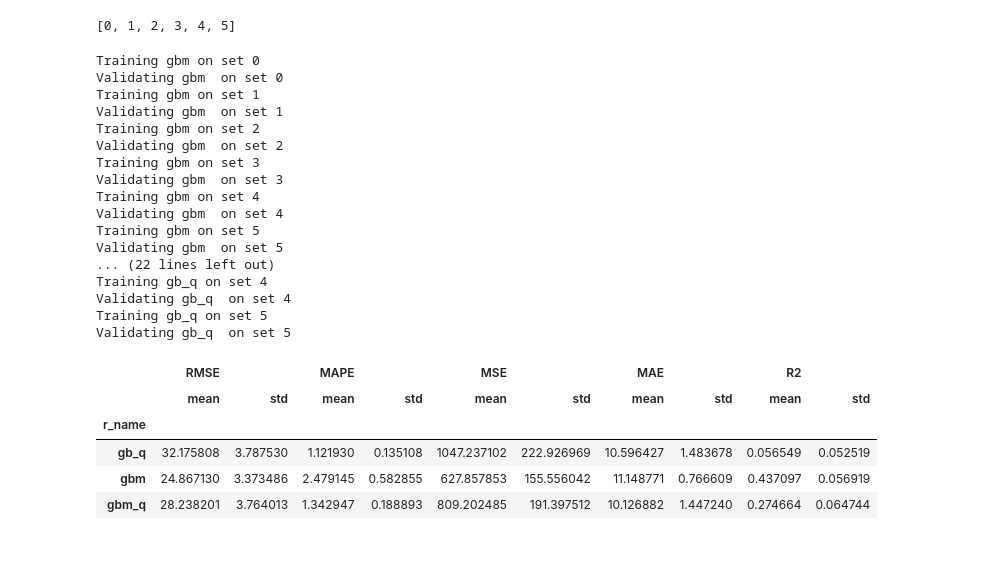
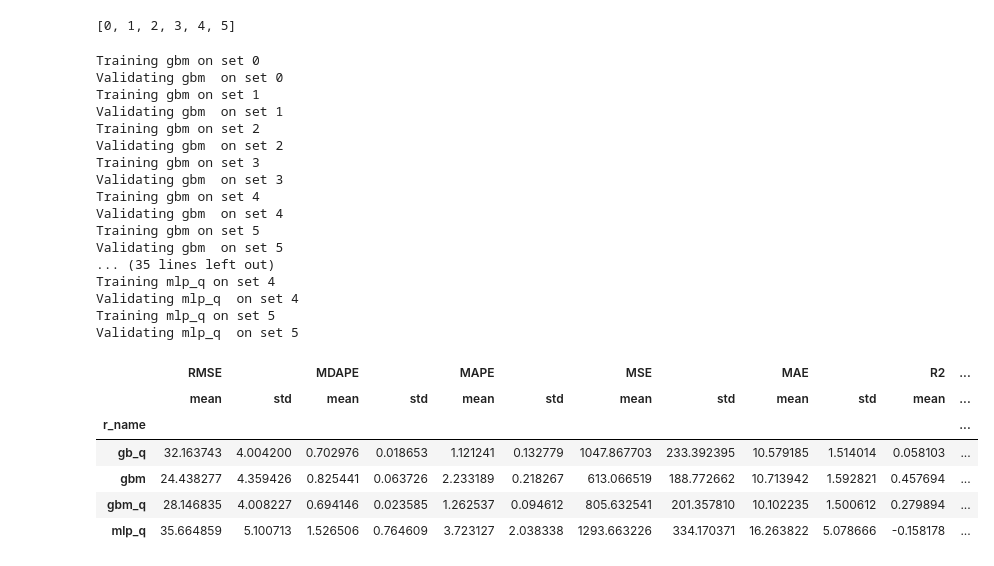
Before and after one commit to wanermiranda/desafio_ml, a Jupyter notebook: notebooks/6. Prediction - Exp 10 - Quantile Regression.ipynb, the cells around one changed output. Drawn from its saved outputs; the diff is of its cells as text; code cells hidden in the pictures.

```diff
--- a/notebooks/6. Prediction - Exp 10 - Quantile Regression.ipynb
+++ b/notebooks/6. Prediction - Exp 10 - Quantile Regression.ipynb
@@ -99,6 +98,10 @@ regressors['gbm_q'] = gbm_q
 from sklearn.ensemble import GradientBoostingRegressor
 gb_q = GradientBoostingRegressor(loss='quantile', alpha=q)
 regressors['gb_q'] = gb_q
+# %%
+
+mlp_q = mlp_quantile.QuantileModel(input_dims=len(X_cols), q=q)
+regressors['mlp_q'] = mlp_q
 # %%
 from sklearn.preprocessing import StandardScaler, MinMaxScaler
 # %% [markdown]
@@ -118,7 +121,7 @@ for r_name, r in regressors.items():
     for s in sets:
         df_set = df_train_val_test[~df_train_val_test.reserved & (df_train_val_test.set == s)]
 
-        x_scaler = StandardScaler()
+        x_scaler = MinMaxScaler()
 
         train_years = parse_str_list(df_set.train.values[0])
         val_years = parse_str_list(df_set.val.values[0])
@@ -127,15 +130,18 @@ for r_name, r in regressors.items():
 
         df_train = df_dataset_v2[df_dataset_v2.year_month.isin(train_years)]
         df_val = df_dataset_v2[df_dataset_v2.year_month.isin(val_years)]
-#         print(df_train.year_month.unique(), train_years)
-#         print(df_val.year_month.unique(), val_years)
 
         y_train = df_train['Y'].values
+        y_val = df_val['Y'].values
 
-        r_inst = r.fit(X=x_scaler.fit_transform(df_train[X_cols]), y=y_train)
+        if 'mlp' in r_name:
+            r_inst = r.fit(X=x_scaler.fit_transform(df_train[X_cols]), y=y_train,
+                       X_val = x_scaler.transform(df_val[X_cols]), y_val = y_val)
+        else:
+            r_inst = r.fit(X=x_scaler.fit_transform(df_train[X_cols]), y=y_train)
 
         print(f'Validating {r_name}  on set {s}')
-        y_val = df_val['Y']
+
         y_pred_val = r_inst.predict(x_scaler.transform(df_val[X_cols]))
 
         y_pred_val = y_pred_val
@@ -144,7 +150,6 @@ for r_name, r in regressors.items():
         m['r_name'] = r_name
         m['set'] = s
         results.append(m)
-#         print(len(y_train), len(y_val))
 
     print()
 df_results = pd.DataFrame(results)
@@ -161,22 +166,26 @@ Training gbm on set 4
 Validating gbm  on set 4
 Training gbm on set 5
 Validating gbm  on set 5
-... (22 lines left out)
-Training gb_q on set 4
-Validating gb_q  on set 4
-Training gb_q on set 5
-Validating gb_q  on set 5
+... (35 lines left out)
+Training mlp_q on set 4
+Validating mlp_q  on set 4
+Training mlp_q on set 5
+Validating mlp_q  on set 5
 # %%
 metric_list = []
 # %%
-df_results.groupby('r_name').agg({'RMSE':[pd.Series.mean, pd.Series.std],'MAPE':[pd.Series.mean, pd.Series.std],'MSE':[pd.Series.mean, pd.Series.std],'MAE':[pd.Series.mean, pd.Series.std],'R2':[pd.Series.mean, pd.Series.std],})
+df_results.groupby('r_name').agg({'RMSE':[pd.Series.mean, pd.Series.std],
+                                  'MDAPE':[pd.Series.mean, pd.Series.std],'MAPE':[pd.Series.mean, pd.Series.std],
+                                  'MSE':[pd.Series.mean, pd.Series.std],
+                                  'MAE':[pd.Series.mean, pd.Series.std],'R2':[pd.Series.mean, pd.Series.std],})
 # %% [output]
-|  | RMSE |  | MAPE |  | MSE |  | MAE |  | R2 |  |
-|  | mean | std | mean | std | mean | std | mean | std | mean | std |
-| r_name |  |  |  |  |  |  |  |  |  |  |
-| gb_q | 32.175808 | 3.787530 | 1.121930 | 0.135108 | 1047.237102 | 222.926969 | 10.596427 | 1.483678 | 0.056549 | 0.052519 |
-| gbm | 24.867130 | 3.373486 | 2.479145 | 0.582855 | 627.857853 | 155.556042 | 11.148771 | 0.766609 | 0.437097 | 0.056919 |
-| gbm_q | 28.238201 | 3.764013 | 1.342947 | 0.188893 | 809.202485 | 191.397512 | 10.126882 | 1.447240 | 0.274664 | 0.064744 |
+|  | RMSE |  | MDAPE |  | MAPE |  | MSE |  | MAE |  | R2 | ... |
+|  | mean | std | mean | std | mean | std | mean | std | mean | std | mean | ... |
+| r_name |  |  |  |  |  |  |  |  |  |  |  | ... |
+| gb_q | 32.163743 | 4.004200 | 0.702976 | 0.018653 | 1.121241 | 0.132779 | 1047.867703 | 233.392395 | 10.579185 | 1.514014 | 0.058103 | ... |
+| gbm | 24.438277 | 4.359426 | 0.825441 | 0.063726 | 2.233189 | 0.218267 | 613.066519 | 188.772662 | 10.713942 | 1.592821 | 0.457694 | ... |
+| gbm_q | 28.146835 | 4.008227 | 0.694146 | 0.023585 | 1.262537 | 0.094612 | 805.632541 | 201.357810 | 10.102235 | 1.500612 | 0.279894 | ... |
+| mlp_q | 35.664859 | 5.100713 | 1.526506 | 0.764609 | 3.723127 | 2.038338 | 1293.663226 | 334.170371 | 16.263822 | 5.078666 | -0.158178 | ... |
 # %%
 results = []
 for r_name, r in regressors.items():
```
Also changed, not shown: parts of 4 cells of this notebook, 3 other files.
